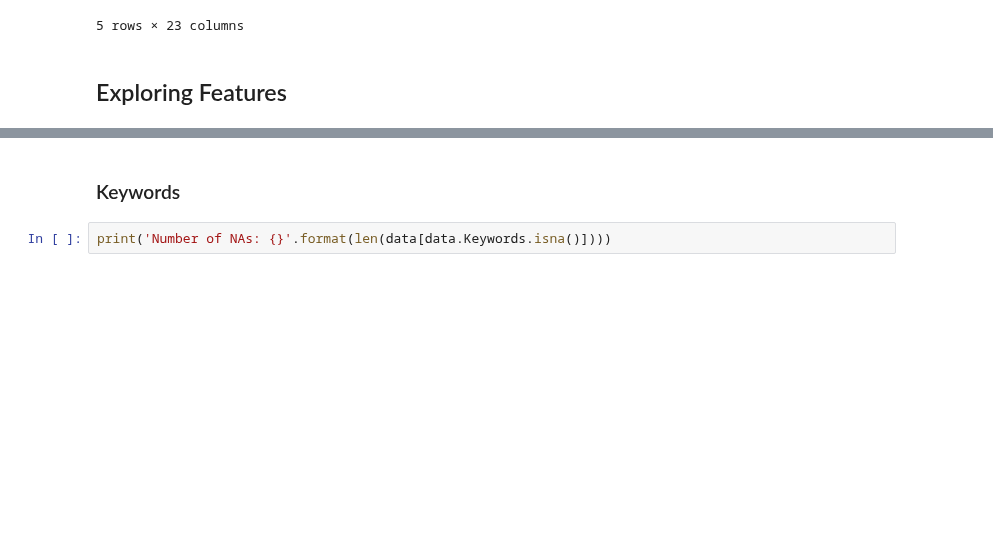
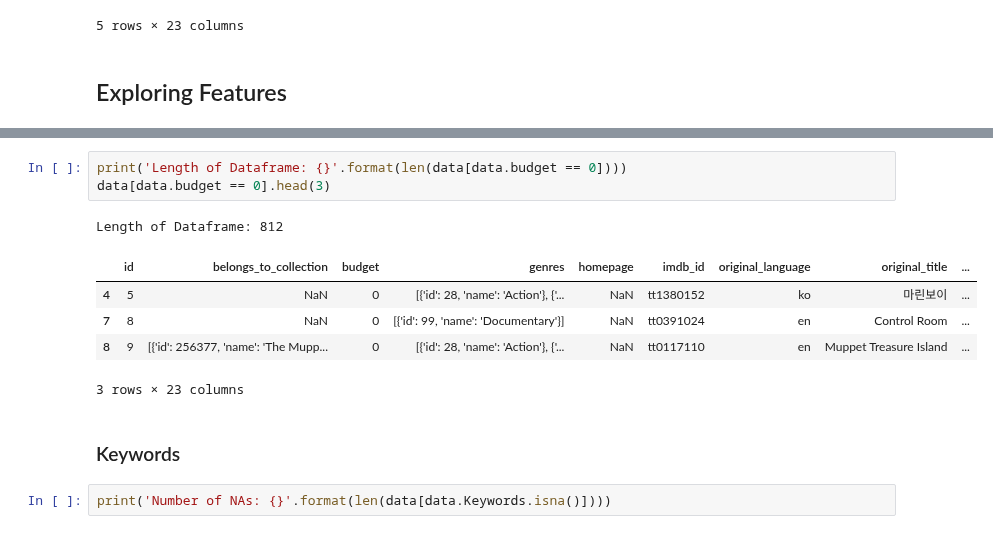
Before and after one commit to Cruzzor/BoxOffice, a Jupyter notebook: exploration_marcel.ipynb, the cells around one changed output, grey strips where cells are left out. Drawn from its saved outputs; the diff is of its cells as text; blank space fills up the shorter version.

```diff
--- a/exploration_marcel.ipynb
+++ b/exploration_marcel.ipynb
@@ -72,3 +92,13 @@ data.head()
+# %%
+print('Length of Dataframe: {}'.format(len(data[data.budget == 0])))
+data[data.budget == 0].head(3)
+# %% [output]
+Length of Dataframe: 812
+|  | id | belongs_to_collection | budget | genres | homepage | imdb_id | original_language | original_title | ... |
+| 4 | 5 | NaN | 0 | [{'id': 28, 'name': 'Action'}, {'... | NaN | tt1380152 | ko | 마린보이 | ... |
+| 7 | 8 | NaN | 0 | [{'id': 99, 'name': 'Documentary'}] | NaN | tt0391024 | en | Control Room | ... |
+| 8 | 9 | [{'id': 256377, 'name': 'The Mupp... | 0 | [{'id': 28, 'name': 'Action'}, {'... | NaN | tt0117110 | en | Muppet Treasure Island | ... |
+3 rows × 23 columns
 # %% [markdown]
 ### Keywords
 # %%
```
Also changed, not shown: parts of 8 cells of this notebook.
